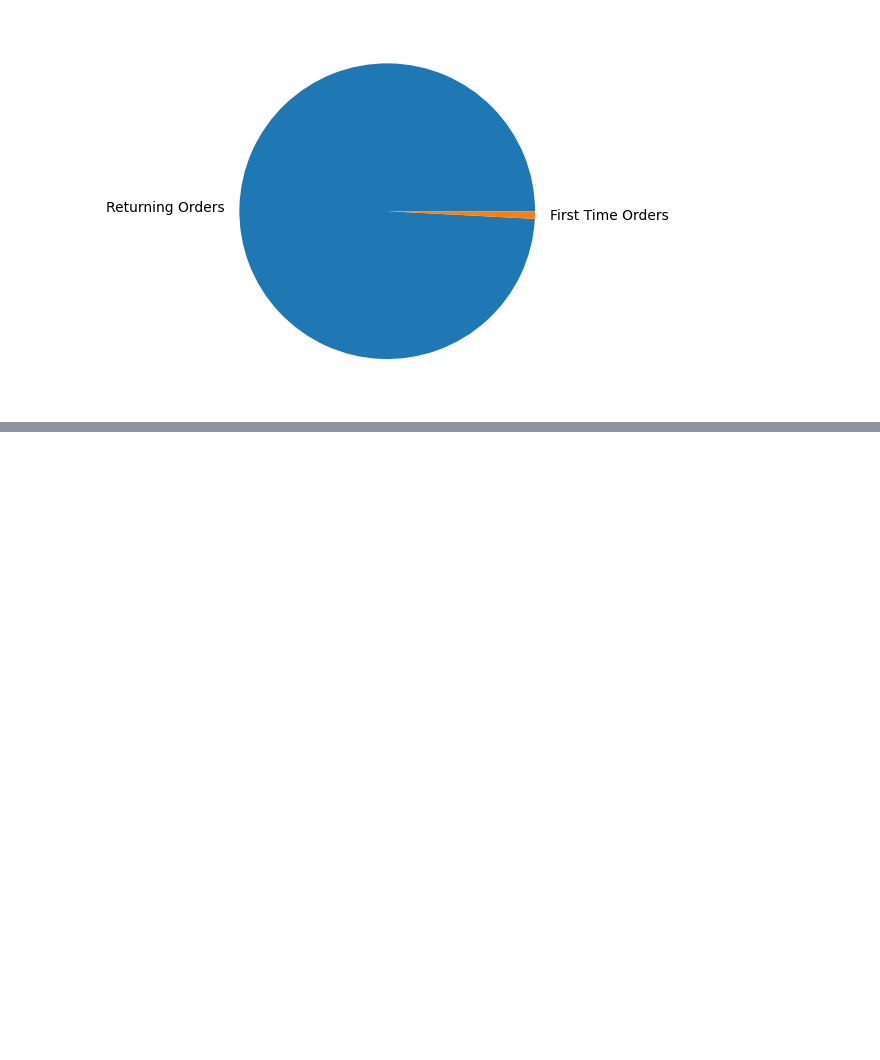
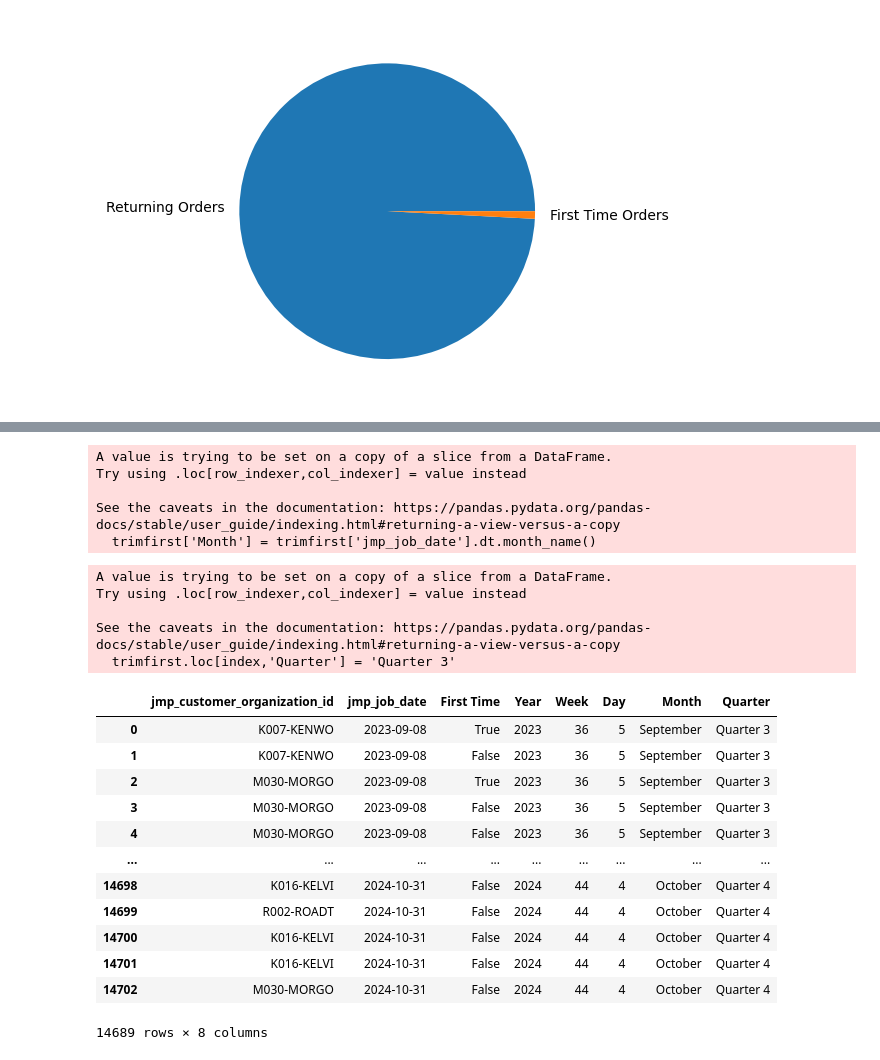
Before and after one commit to NSS-Full-Time-Data-Analytics-14/metal-fabrication-nutter_butter, a Jupyter notebook: metal.ipynb, the cells around one changed output, grey strips where cells are left out. Drawn from its saved outputs; the diff is of its cells as text; code cells hidden in the pictures; blank space fills up the shorter version.

```diff
--- a/metal.ipynb
+++ b/metal.ipynb
@@ -299,0 +631,6 @@ plt.pie(customers['First Time'].value_counts(),labels = ['Returning Orders','Fir
+# %%
+trimfirst = firstcustomers.loc[firstcustomers['jmp_job_date']<'2024-11-01']
+# %%
+firsttimers = trimfirst.groupby('jmp_customer_organization_id').cumcount() == 0
+trimfirst['First Time'] = firsttimers
+trimfirst
@@ -299,0 +688,39 @@ plt.pie(customers['First Time'].value_counts(),labels = ['Returning Orders','Fir
+# %%
+trimfirst['Month'] = trimfirst['jmp_job_date'].dt.month_name()
+# %% [output]
+A value is trying to be set on a copy of a slice from a DataFrame.
+Try using .loc[row_indexer,col_indexer] = value instead
+
+See the caveats in the documentation: https://pandas.pydata.org/pandas-docs/stable/user_guide/indexing.html#returning-a-view-versus-a-copy
+  trimfirst['Month'] = trimfirst['jmp_job_date'].dt.month_name()
+# %%
+for index, row in trimfirst.iterrows():
+    if row['Month'] in ['January','February','March']:
+       trimfirst.loc[index,'Quarter'] = 'Quarter 1'
+    elif row['Month'] in ['April','May','June']:
+       trimfirst.loc[index,'Quarter'] = 'Quarter 2'
+    elif row['Month'] in ['July','August','September']:
+       trimfirst.loc[index,'Quarter'] = 'Quarter 3'
+    elif row['Month'] in ['October','November','December']:
+       trimfirst.loc[index,'Quarter'] = 'Quarter 4'
+    else: trimfirst.loc[index, 'season'] = 'null'
+trimfirst
+# %% [output]
+A value is trying to be set on a copy of a slice from a DataFrame.
+Try using .loc[row_indexer,col_indexer] = value instead
+
+See the caveats in the documentation: https://pandas.pydata.org/pandas-docs/stable/user_guide/indexing.html#returning-a-view-versus-a-copy
+  trimfirst.loc[index,'Quarter'] = 'Quarter 3'
+|  | jmp_customer_organization_id | jmp_job_date | First Time | Year | Week | Day | Month | Quarter |
+| 0 | K007-KENWO | 2023-09-08 | True | 2023 | 36 | 5 | September | Quarter 3 |
+| 1 | K007-KENWO | 2023-09-08 | False | 2023 | 36 | 5 | September | Quarter 3 |
+| 2 | M030-MORGO | 2023-09-08 | True | 2023 | 36 | 5 | September | Quarter 3 |
+| 3 | M030-MORGO | 2023-09-08 | False | 2023 | 36 | 5 | September | Quarter 3 |
+| 4 | M030-MORGO | 2023-09-08 | False | 2023 | 36 | 5 | September | Quarter 3 |
+| ... | ... | ... | ... | ... | ... | ... | ... | ... |
+| 14698 | K016-KELVI | 2024-10-31 | False | 2024 | 44 | 4 | October | Quarter 4 |
+| 14699 | R002-ROADT | 2024-10-31 | False | 2024 | 44 | 4 | October | Quarter 4 |
+| 14700 | K016-KELVI | 2024-10-31 | False | 2024 | 44 | 4 | October | Quarter 4 |
+| 14701 | K016-KELVI | 2024-10-31 | False | 2024 | 44 | 4 | October | Quarter 4 |
+| 14702 | M030-MORGO | 2024-10-31 | False | 2024 | 44 | 4 | October | Quarter 4 |
+14689 rows × 8 columns
```
Also changed, not shown: parts of 48 cells of this notebook.
